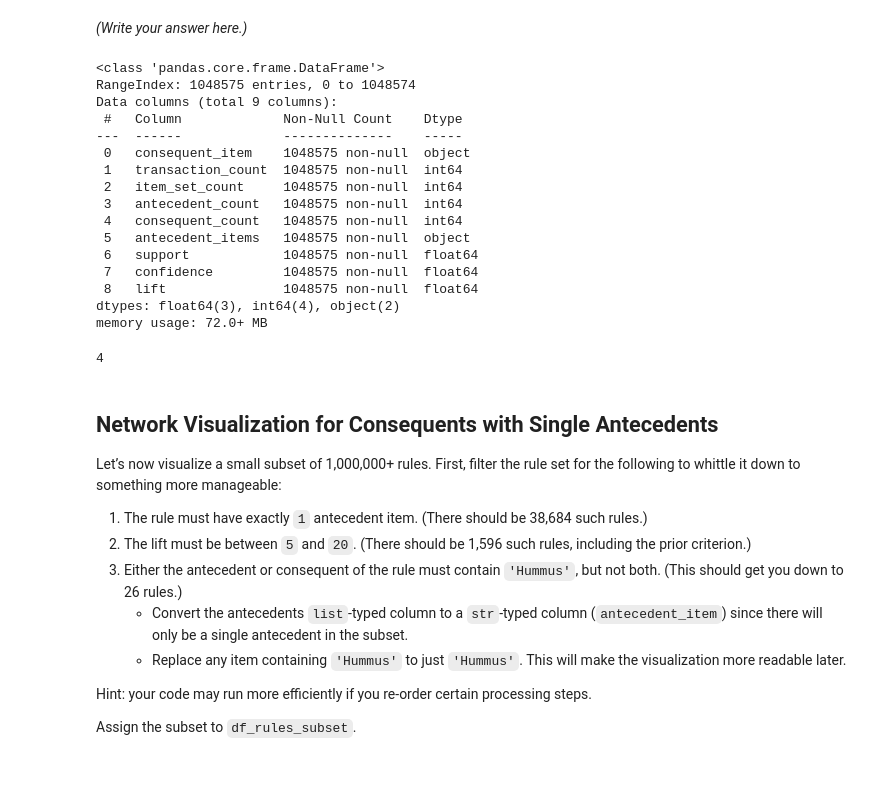
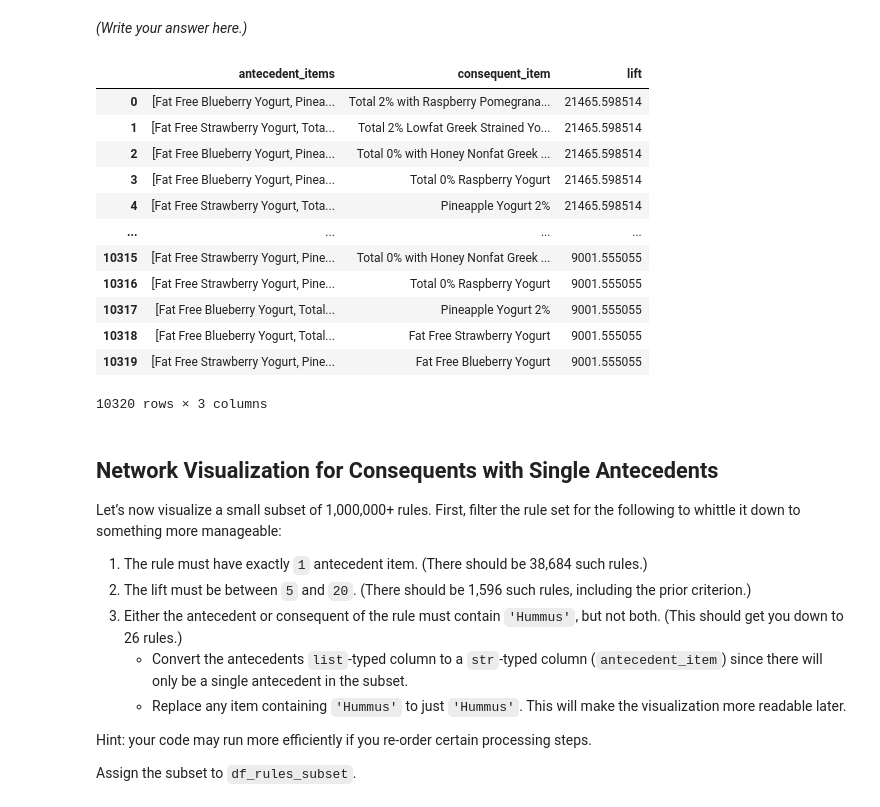
Before and after one commit to sophiayau/2024-DS-Tue, a Jupyter notebook: Week-05-Unsupervised-Learning/Exercise-SY.ipynb, the cells around one changed output. Drawn from its saved outputs; the diff is of its cells as text; code cells hidden in the pictures; blank space fills up the shorter version.

```diff
--- a/Week-05-Unsupervised-Learning/Exercise-SY.ipynb
+++ b/Week-05-Unsupervised-Learning/Exercise-SY.ipynb
@@ -97,26 +106,21 @@ The yogurts have got some insane lift (*over 9,000*). Why do you think that migh
 *(Write your answer here.)*
 # %%
 # Query the rule set if you have to to find out more.
-df_rules.info()
-len(df_rules["antecedent_items"][1])
+df_rules[df_rules["lift"] > 9000][["antecedent_items", "consequent_item", "lift"]]
 # %% [output]
+|  | antecedent_items | consequent_item | lift |
+| 0 | [Fat Free Blueberry Yogurt, Pinea... | Total 2% with Raspberry Pomegrana... | 21465.598514 |
+| 1 | [Fat Free Strawberry Yogurt, Tota... | Total 2% Lowfat Greek Strained Yo... | 21465.598514 |
+| 2 | [Fat Free Blueberry Yogurt, Pinea... | Total 0% with Honey Nonfat Greek ... | 21465.598514 |
+| 3 | [Fat Free Blueberry Yogurt, Pinea... | Total 0% Raspberry Yogurt | 21465.598514 |
+| 4 | [Fat Free Strawberry Yogurt, Tota... | Pineapple Yogurt 2% | 21465.598514 |
+| ... | ... | ... | ... |
+| 10315 | [Fat Free Strawberry Yogurt, Pine... | Total 0% with Honey Nonfat Greek ... | 9001.555055 |
+| 10316 | [Fat Free Strawberry Yogurt, Pine... | Total 0% Raspberry Yogurt | 9001.555055 |
+| 10317 | [Fat Free Blueberry Yogurt, Total... | Pineapple Yogurt 2% | 9001.555055 |
+| 10318 | [Fat Free Blueberry Yogurt, Total... | Fat Free Strawberry Yogurt | 9001.555055 |
+| 10319 | [Fat Free Strawberry Yogurt, Pine... | Fat Free Blueberry Yogurt | 9001.555055 |
-<class 'pandas.core.frame.DataFrame'>
-RangeIndex: 1048575 entries, 0 to 1048574
-Data columns (total 9 columns):
- #   Column             Non-Null Count    Dtype
----  ------             --------------    -----
- 0   consequent_item    1048575 non-null  object
- 1   transaction_count  1048575 non-null  int64
- 2   item_set_count     1048575 non-null  int64
- 3   antecedent_count   1048575 non-null  int64
- 4   consequent_count   1048575 non-null  int64
- 5   antecedent_items   1048575 non-null  object
- 6   support            1048575 non-null  float64
- 7   confidence         1048575 non-null  float64
- 8   lift               1048575 non-null  float64
-dtypes: float64(3), int64(4), object(2)
-memory usage: 72.0+ MB
+10320 rows × 3 columns
-4
 # %% [markdown]
 ## Network Visualization for Consequents with Single Antecedents
 
```
Also changed, not shown: parts of 7 cells of this notebook.
